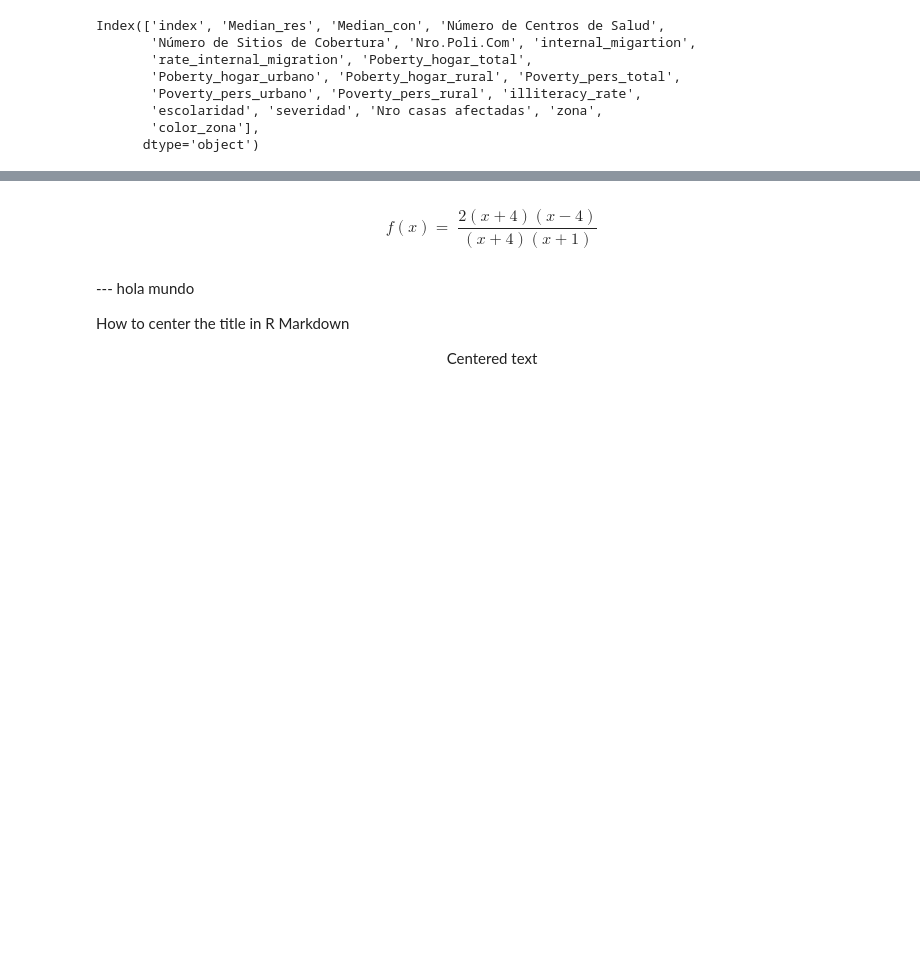
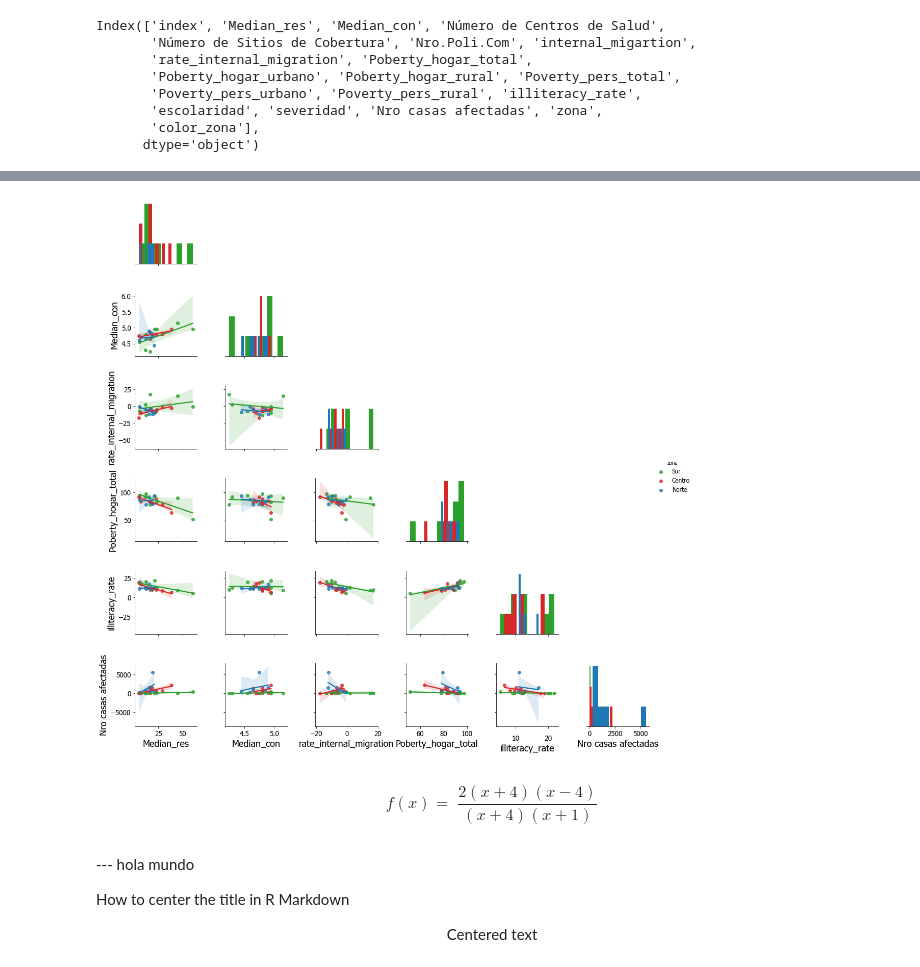
Before and after one commit to aamaguay/Preparing-Eathquake-Ec, a Jupyter notebook: Notebooks/Processing and Metrics.ipynb, the cells around one changed output, grey strips where cells are left out. Saved outputs shown, nothing was run; the diff lists cells and outputs as text; code cells hidden in the pictures; blank space fills up the shorter version.

```diff
--- a/Notebooks/Processing and Metrics.ipynb
+++ b/Notebooks/Processing and Metrics.ipynb
@@ -900,3 +926,18 @@ Index(['index', 'Median_res', 'Median_con', 'Número de Centros de Salud',
+# %%
+sns.pairplot(final_df_canton.loc[:,['Median_res','Median_con','rate_internal_migration','Poberty_hogar_total',
+                       'illiteracy_rate','Nro casas afectadas','zona']],
+              diag_kind="hist",hue='zona',
+             palette=
+                dict({'Sur':'tab:green',
+                  'Centro':'tab:red',
+                  'Norte': 'tab:blue'}), corner=True,kind="reg" )
+
+plt.tick_params(axis='both', which='major', pad=13,labelsize=14)
+
+
+plt.show()
+# %% [output]
+[figure, added]
 # %%
 # analissis de movilidad (idea)
 # cliente - antena a la que se conecta comunmente una persona
```
Also changed, not shown: parts of 4 cells of this notebook, 2 other files.
